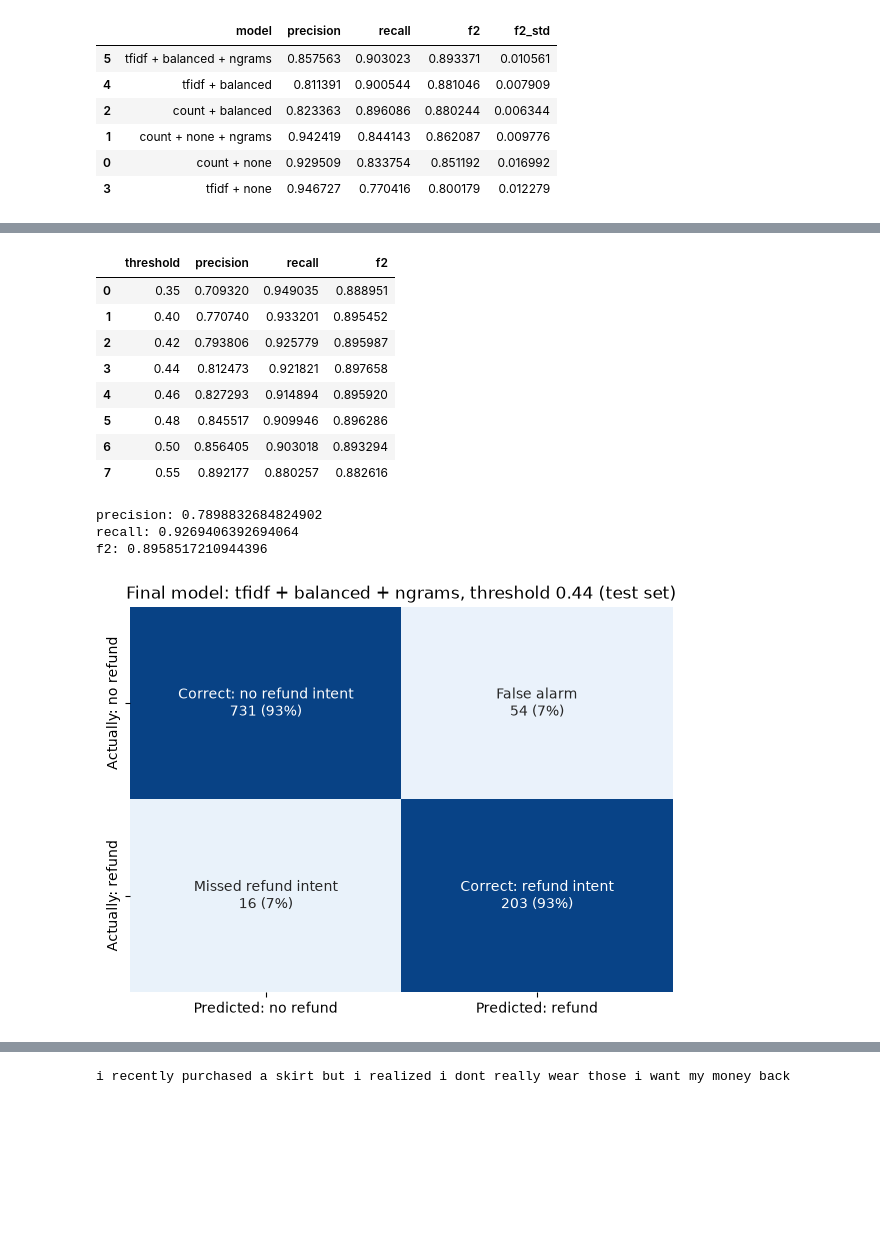
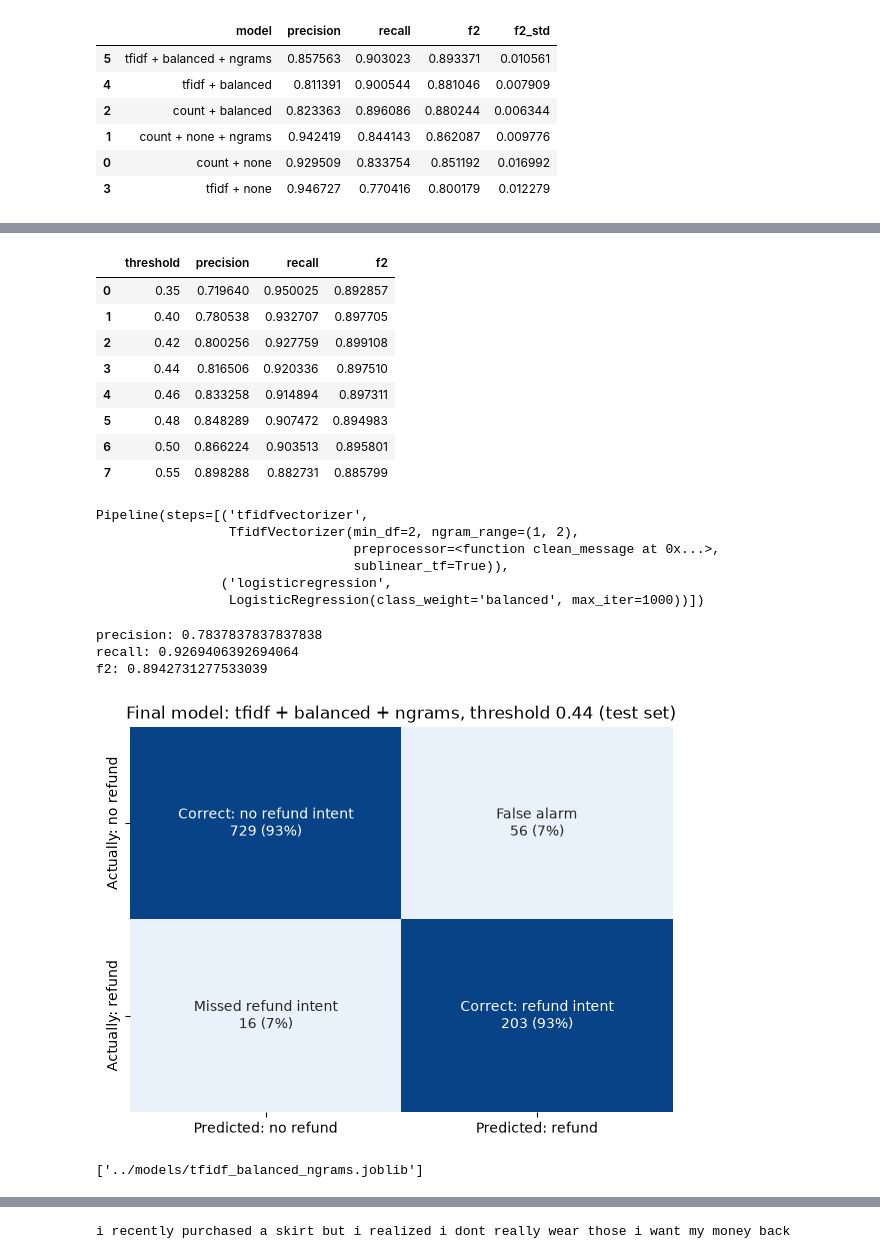
Before and after one commit to MUlbing/ClaimLens, a Jupyter notebook: notebooks/glofinn_notebook.ipynb, the cells around one changed output, grey strips where cells are left out. Cells and saved outputs as stored; diff of their text form; code cells hidden in the pictures; blank space fills up the shorter version.

Commit message:
Model: GridsearchCV applied to cross_validated model to finetune further

```diff
--- a/notebooks/glofinn_notebook.ipynb
+++ b/notebooks/glofinn_notebook.ipynb
@@ -267,3 +268,26 @@ Best model (CV): tfidf + balanced + ngrams
 | 1 | count + none + ngrams | 0.942419 | 0.844143 | 0.862087 | 0.009776 |
 | 0 | count + none | 0.929509 | 0.833754 | 0.851192 | 0.016992 |
 | 3 | tfidf + none | 0.946727 | 0.770416 | 0.800179 | 0.012279 |
+# %%
+best_pipe = models[cv_best_name]
+
+param_grid = {
+    "tfidfvectorizer__ngram_range": [(1, 1), (1, 2)],
+    "tfidfvectorizer__min_df": [1, 2],
+    "tfidfvectorizer__sublinear_tf": [True, False],
+
+
+    "logisticregression__C": [0.1, 1.0, 10.0],
+    "logisticregression__class_weight": [None, "balanced"],
+}
+
+grid_search = GridSearchCV(
+    estimator=best_pipe,
+    param_grid=param_grid,
+    cv=cv,
+    scoring=f2_scorer,
+    n_jobs=1,
+    verbose=1,
+    refit=True
+)
+grid_search.fit(X_td, y_td)
@@ -270,31 +324,33 @@ Best model (CV): tfidf + balanced + ngrams
 # %%
+grid_search_model = grid_search.best_estimator_
+
 td_probs = cross_val_predict(
-    models[cv_best_name], X_td, y_td, cv=cv, method="predict_proba"
+    grid_search_model, X_td, y_td, cv=cv, method="predict_proba"
 )[:, 1]
 
 threshold_results = []
 
 for threshold in [0.35, 0.40, 0.42, 0.44, 0.46, 0.48, 0.50, 0.55]:
     y_pred = (td_probs >= threshold).astype(int)
 
     threshold_results.append({
         "threshold": threshold,
         "precision": precision_score(y_td, y_pred),
         "recall": recall_score(y_td, y_pred),
         "f2": fbeta_score(y_td, y_pred, beta=2),
     })
 
 threshold_df = pd.DataFrame(threshold_results)
 threshold_df
 # %% [output]
 |  | threshold | precision | recall | f2 |
-| 0 | 0.35 | 0.709320 | 0.949035 | 0.888951 |
-| 1 | 0.40 | 0.770740 | 0.933201 | 0.895452 |
-| 2 | 0.42 | 0.793806 | 0.925779 | 0.895987 |
-| 3 | 0.44 | 0.812473 | 0.921821 | 0.897658 |
-| 4 | 0.46 | 0.827293 | 0.914894 | 0.895920 |
-| 5 | 0.48 | 0.845517 | 0.909946 | 0.896286 |
-| 6 | 0.50 | 0.856405 | 0.903018 | 0.893294 |
-| 7 | 0.55 | 0.892177 | 0.880257 | 0.882616 |
+| 0 | 0.35 | 0.719640 | 0.950025 | 0.892857 |
+| 1 | 0.40 | 0.780538 | 0.932707 | 0.897705 |
+| 2 | 0.42 | 0.800256 | 0.927759 | 0.899108 |
+| 3 | 0.44 | 0.816506 | 0.920336 | 0.897510 |
+| 4 | 0.46 | 0.833258 | 0.914894 | 0.897311 |
+| 5 | 0.48 | 0.848289 | 0.907472 | 0.894983 |
+| 6 | 0.50 | 0.866224 | 0.903513 | 0.895801 |
+| 7 | 0.55 | 0.898288 | 0.882731 | 0.885799 |
 # %%
 FINAL_THRESHOLD = 0.44
@@ -301,7 +358,17 @@ FINAL_THRESHOLD = 0.44
+# %%
+final_model
+# %% [output]
+Pipeline(steps=[('tfidfvectorizer',
+                 TfidfVectorizer(min_df=2, ngram_range=(1, 2),
+                                 preprocessor=<function clean_message at 0x...>,
+                                 sublinear_tf=True)),
+                ('logisticregression',
+                 LogisticRegression(class_weight='balanced', max_iter=1000))])
 # %%
-final_model = models[cv_best_name].fit(X_td, y_td)
+
 test_probs = final_model.predict_proba(X_test)[:, 1]
 y_pred_test = (test_probs >= FINAL_THRESHOLD).astype(int)
+
 print("precision:", precision_score(y_test, y_pred_test))
 print("recall:", recall_score(y_test, y_pred_test))
 print("f2:", fbeta_score(y_test, y_pred_test, beta=2))
@@ -312,10 +379,14 @@ plot_confusion(
     f"Final model: {cv_best_name}, threshold {FINAL_THRESHOLD} (test set)",
 )
 # %% [output]
-precision: 0.7898832684824902
+precision: 0.7837837837837838
 recall: 0.9269406392694064
-f2: 0.8958517210944396
+f2: 0.8942731277533039
 [figure]
+# %%
+joblib.dump(final_model, "../models/tfidf_balanced_ngrams.joblib")
+# %% [output]
+['../models/tfidf_balanced_ngrams.joblib']
 # %%
 prompts = [
     "I just want to talk to someone today",
```
Also changed, not shown: parts of 5 cells of this notebook.
